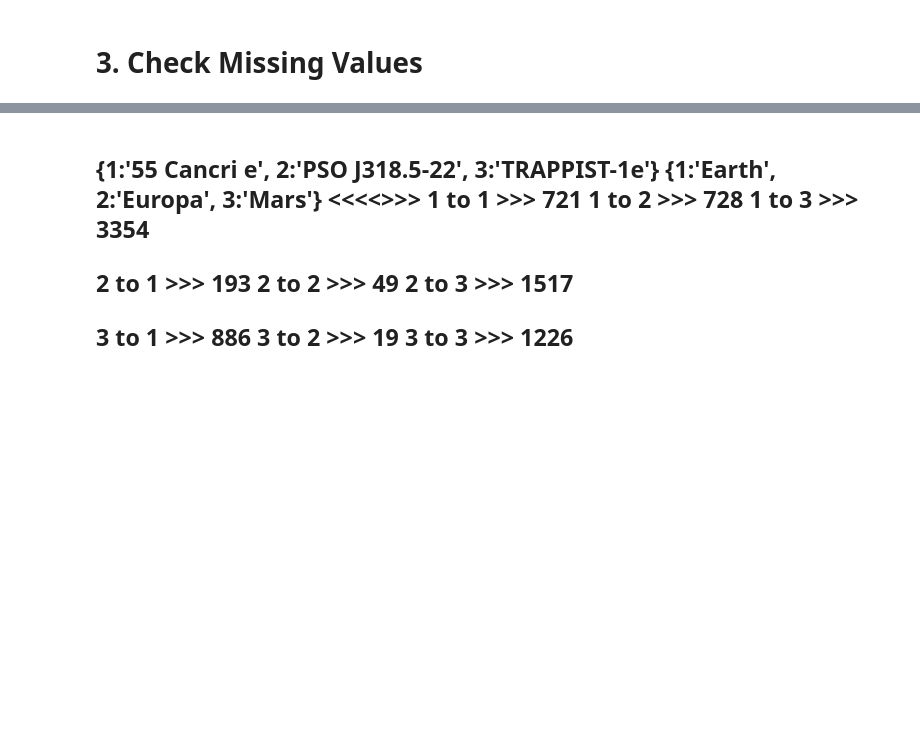
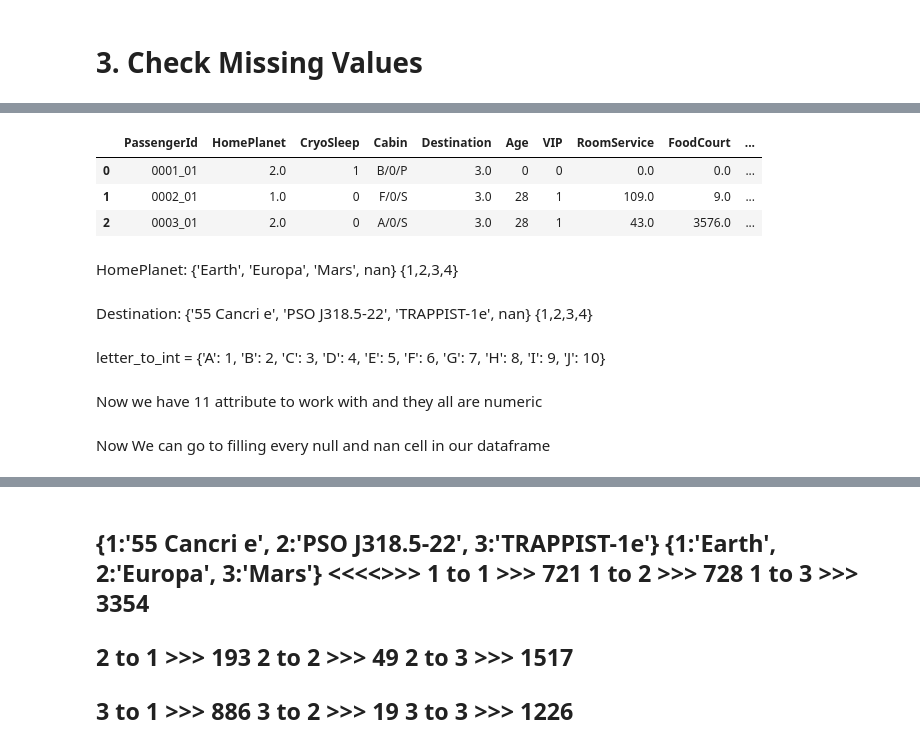
Before and after one commit to Sadeqsoli/SpaceTitanicSurvivors, a Jupyter notebook: spacetitanicsurvivors.ipynb, the cells around one changed output, grey strips where cells are left out. Cells and saved outputs as stored; diff of their text form; code cells hidden in the pictures; blank space fills up the shorter version.

```diff
--- a/spacetitanicsurvivors.ipynb
+++ b/spacetitanicsurvivors.ipynb
@@ -501,0 +133,64 @@ sns.heatmap(corr, annot=False)
+# %%
+#CryoSleep Train
+train['CryoSleep'].replace({True: 1, False: 0}, inplace=True)
+
+#Transported Train
+train['Transported'] = train['Transported'].replace({True: 1, False: 0})
+
+#HomePlanet Train
+train['HomePlanet'].replace('Earth', 1, inplace=True)
+train['HomePlanet'].replace('Europa', 2, inplace=True)
+train['HomePlanet'].replace('Mars', 3, inplace=True)
+
+#Destination Train
+train['Destination'].replace('55 Cancri e', 1, inplace=True)
+train['Destination'].replace('PSO J318.5-22', 2, inplace=True)
+train['Destination'].replace('TRAPPIST-1e', 3, inplace=True)
+
+
+#Vip Train
+train['VIP'].replace({True: 1, False: 0}, inplace=True)
+
+
+########################################################
+
+
+#CryoSleep Test
+test['CryoSleep'].replace({True: 1, False: 0}, inplace=True)
+
+#Transported Test
+# Don't ahve transported
+
+#HomePlanet Test
+test['HomePlanet'].replace('Earth', 1, inplace=True)
+test['HomePlanet'].replace('Europa', 2, inplace=True)
+test['HomePlanet'].replace('Mars', 3, inplace=True)
+
+#Destination Test
+test['Destination'].replace('55 Cancri e', 1, inplace=True)
+test['Destination'].replace('PSO J318.5-22', 2, inplace=True)
+test['Destination'].replace('TRAPPIST-1e', 3, inplace=True)
+
+#Vip Test
+test['VIP'].replace({True: 1, False: 0}, inplace=True)
+
+
+train.head(3)
+# test.head(3)
+# %% [output]
+|  | PassengerId | HomePlanet | CryoSleep | Cabin | Destination | Age | VIP | RoomService | FoodCourt | ... |
+| 0 | 0001_01 | 2.0 | 1 | B/0/P | 3.0 | 0 | 0 | 0.0 | 0.0 | ... |
+| 1 | 0002_01 | 1.0 | 0 | F/0/S | 3.0 | 28 | 1 | 109.0 | 9.0 | ... |
+| 2 | 0003_01 | 2.0 | 0 | A/0/S | 3.0 | 28 | 1 | 43.0 | 3576.0 | ... |
+# %% [markdown]
+HomePlanet: {'Earth', 'Europa', 'Mars', nan}
+{1,2,3,4}
+# %% [markdown]
+Destination: {'55 Cancri e', 'PSO J318.5-22', 'TRAPPIST-1e', nan}
+{1,2,3,4}
+# %% [markdown]
+letter_to_int = {'A': 1, 'B': 2, 'C': 3, 'D': 4, 'E': 5, 'F': 6, 'G': 7, 'H': 8, 'I': 9, 'J': 10}
+# %% [markdown]
+Now we have 11 attribute to work with and they all are numeric
+# %% [markdown]
+Now We can go to filling every null and nan cell in our dataframe
```
Also changed, not shown: parts of 46 cells of this notebook.
